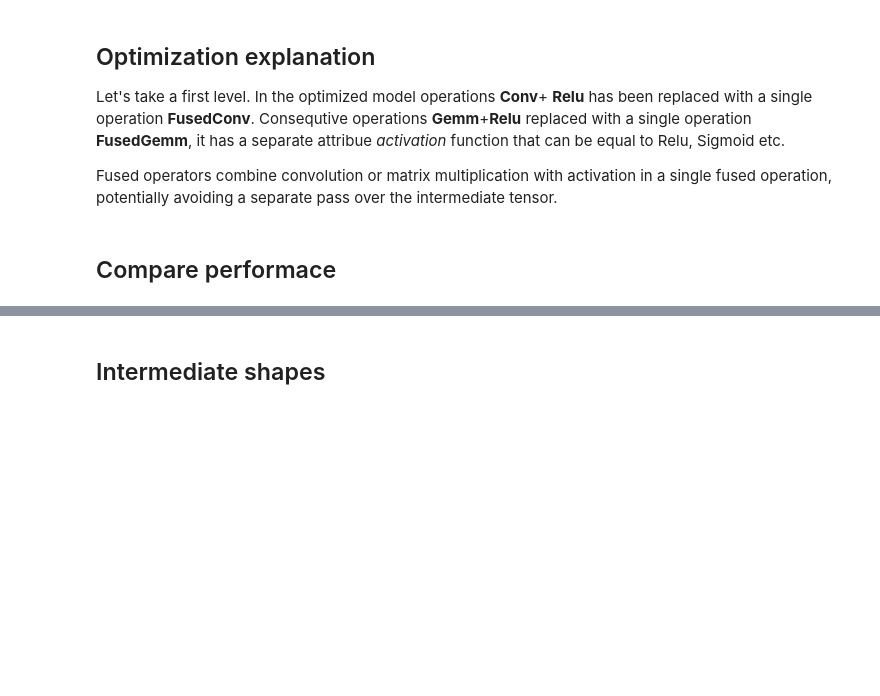
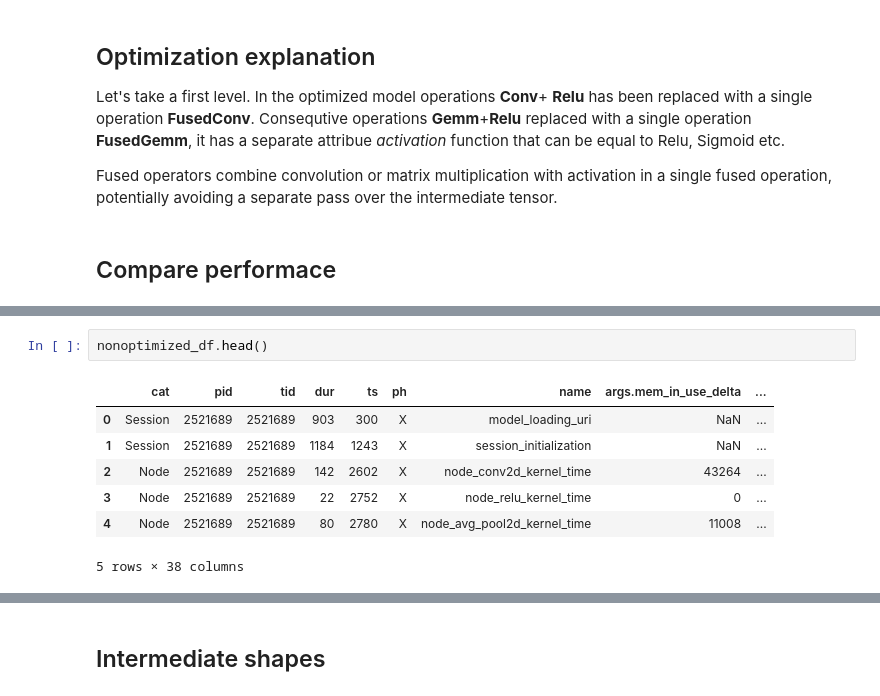
Before and after one commit to arykovanov/embedded-ml-runtime-lab, a Jupyter notebook: model/onnx_details.ipynb, the cells around one changed output, grey strips where cells are left out. Drawn from its saved outputs; the diff is of its cells as text; blank space fills up the shorter version.

```diff
--- a/model/onnx_details.ipynb
+++ b/model/onnx_details.ipynb
@@ -233,0 +242,10 @@ total=11912401308, min=122707, mean=186131.2704375, std=186131.2704375, median=5
+# %%
+nonoptimized_df.head()
+# %% [output]
+|  | cat | pid | tid | dur | ts | ph | name | args.mem_in_use_delta | ... |
+| 0 | Session | 2521689 | 2521689 | 903 | 300 | X | model_loading_uri | NaN | ... |
+| 1 | Session | 2521689 | 2521689 | 1184 | 1243 | X | session_initialization | NaN | ... |
+| 2 | Node | 2521689 | 2521689 | 142 | 2602 | X | node_conv2d_kernel_time | 43264 | ... |
+| 3 | Node | 2521689 | 2521689 | 22 | 2752 | X | node_relu_kernel_time | 0 | ... |
+| 4 | Node | 2521689 | 2521689 | 80 | 2780 | X | node_avg_pool2d_kernel_time | 11008 | ... |
+5 rows × 38 columns
```
Also changed, not shown: parts of 16 cells of this notebook, 2 other files.
